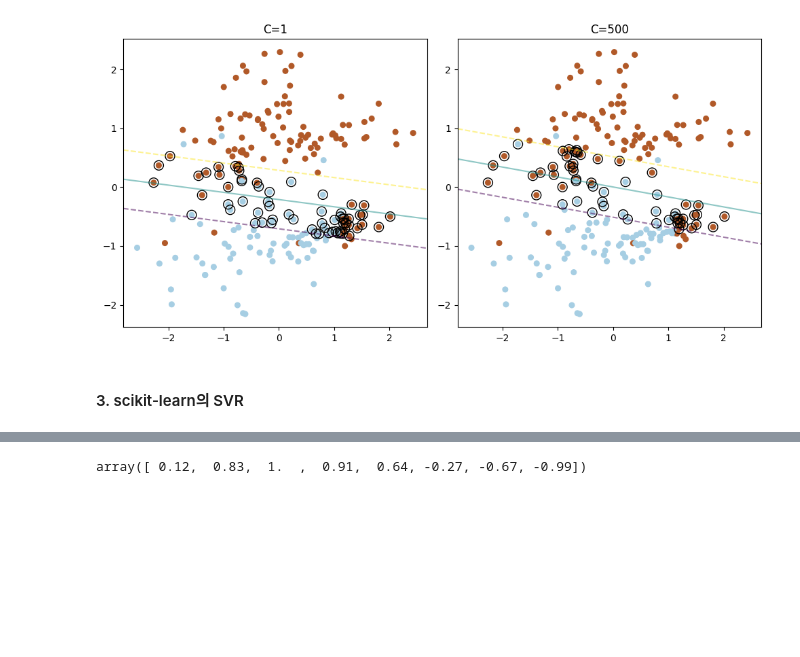
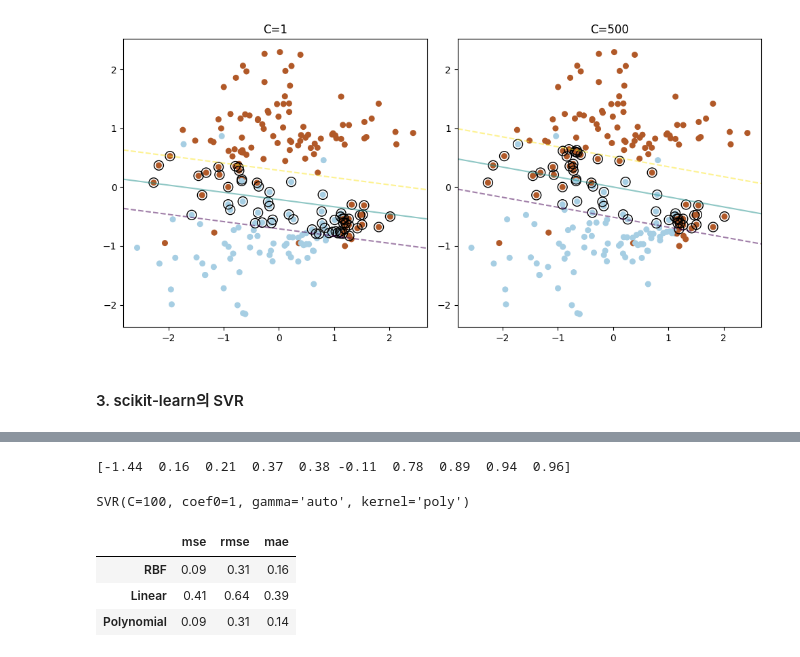
Before and after one commit to Soy-code/ADP, a Jupyter notebook: chapter6. 머신러닝-지도학습.ipynb, the cells around one changed output, grey strips where cells are left out. Cells and saved outputs as stored; diff of their text form; code cells hidden in the pictures; blank space fills up the shorter version.

```diff
--- a/chapter6. 머신러닝-지도학습.ipynb
+++ b/chapter6. 머신러닝-지도학습.ipynb
@@ -801,4 +801,47 @@ print(X[:6], '\n\n', y[:10])
 # %%
-y[::5] += 3 * (0.5 - np.random.ran)
+# 타겟 데이터에 노이즈 추가
+y[::5] += 3 * (0.5 - np.random.rand(8))
+print(y[:10])
 # %% [output]
-array([ 0.12,  0.83,  1.  ,  0.91,  0.64, -0.27, -0.67, -0.99])
+[-1.44  0.16  0.21  0.37  0.38 -0.11  0.78  0.89  0.94  0.96]
+# %%
+from sklearn.svm import SVR
+svr_rbf = SVR(kernel="rbf", C=100, gamma=0.1, epsilon=0.1)
+svr_lin = SVR(kernel="linear", C=100, gamma="auto")
+svr_poly = SVR(kernel="poly", C=100, gamma="auto", degree=3,
+               epsilon=0.1, coef0=1)
+
+svr_rbf.fit(X, y)
+svr_lin.fit(X, y)
+svr_poly.fit(X, y)
+# %% [output]
+SVR(C=100, coef0=1, gamma='auto', kernel='poly')
+# %%
+rbf_pred = svr_rbf.predict(X)
+lin_pred = svr_lin.predict(X)
+poly_pred = svr_poly.predict(X)
+# %%
+from sklearn.metrics import mean_squared_error, mean_absolute_error
+import pandas as pd
+import numpy as np
+
+pred = [rbf_pred, lin_pred, poly_pred]
+kernel = ["RBF", "Linear", "Polynomial"]
+evls= ["mse", "rmse", "mae"]
+
+results = pd.DataFrame(index=kernel, columns=evls)
+
+for pred, nm in zip(pred, kernel):
+    mse = mean_squared_error(y, pred)
+    mae = mean_absolute_error(y, pred)
+    rmse = np.sqrt(mse)
+
+    results.loc[nm]['mse'] = round(mse, 2)
+    results.loc[nm]['rmse'] = round(rmse, 2)
+    results.loc[nm]['mae'] = round(mae, 2)
+results
+# %% [output]
+|  | mse | rmse | mae |
+| RBF | 0.09 | 0.31 | 0.16 |
+| Linear | 0.41 | 0.64 | 0.39 |
+| Polynomial | 0.09 | 0.31 | 0.14 |
```
Also changed, not shown: parts of 9 cells of this notebook.
